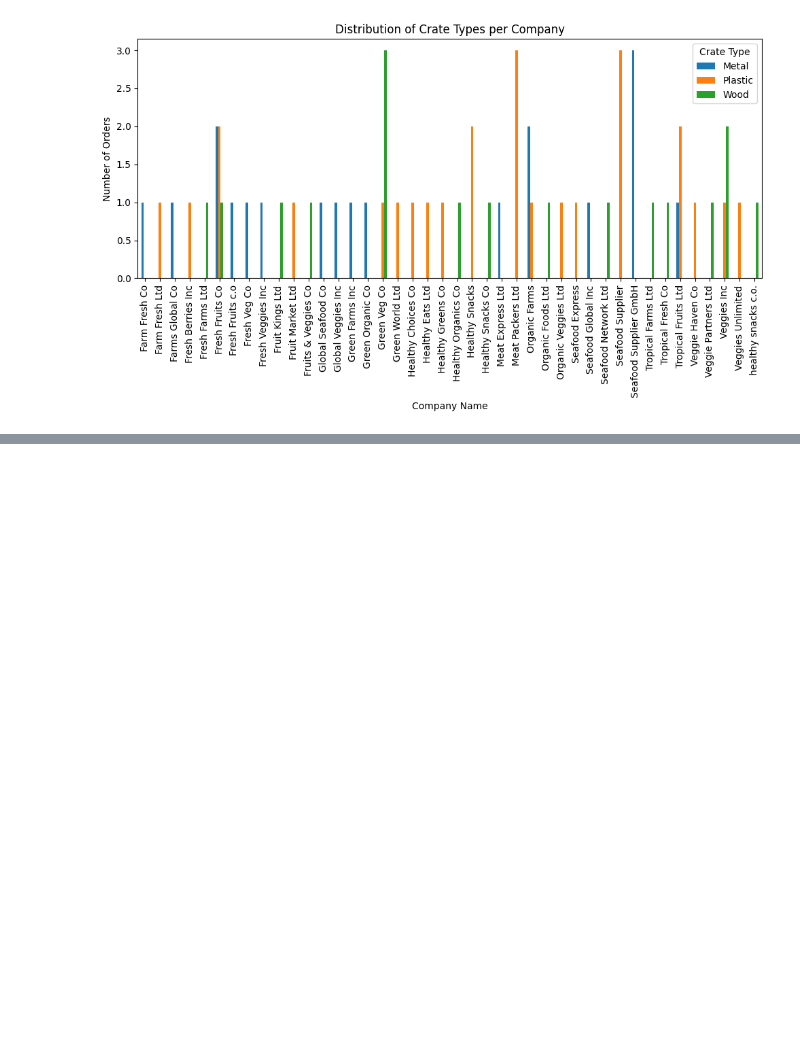
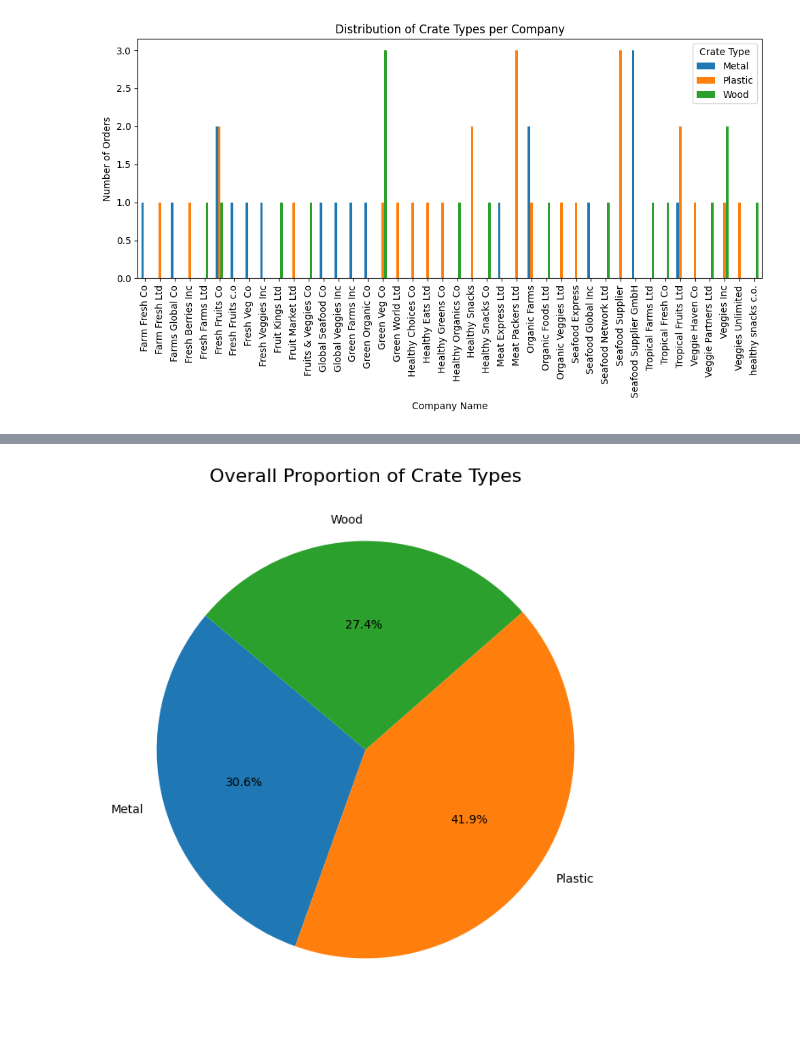
Before and after one commit to nicolasmns/data-engineering-test, a Jupyter notebook: solution/notebooks/notebook_task_1_analysis.ipynb, the cells around one changed output, grey strips where cells are left out. Saved outputs shown, nothing was run; the diff lists cells and outputs as text; code cells hidden in the pictures; blank space fills up the shorter version.

```diff
--- a/solution/notebooks/notebook_task_1_analysis.ipynb
+++ b/solution/notebooks/notebook_task_1_analysis.ipynb
@@ -52,0 +47,12 @@ bar_plot_df(processed_df)
+# %%
+# Sum crate types across all companies
+crate_totals = processed_df.sum()
+
+# Plot
+plt.figure(figsize=(8, 8))
+plt.pie(crate_totals, labels=crate_totals.index, autopct='%1.1f%%', startangle=140,
+        colors=['#1f77b4', '#ff7f0e', '#2ca02c'])
+plt.title("Overall Proportion of Crate Types", fontsize=16)
+plt.show()
+# %% [output]
+[figure, added]
```
Also changed, not shown: parts of 3 cells of this notebook, 10 other files.
